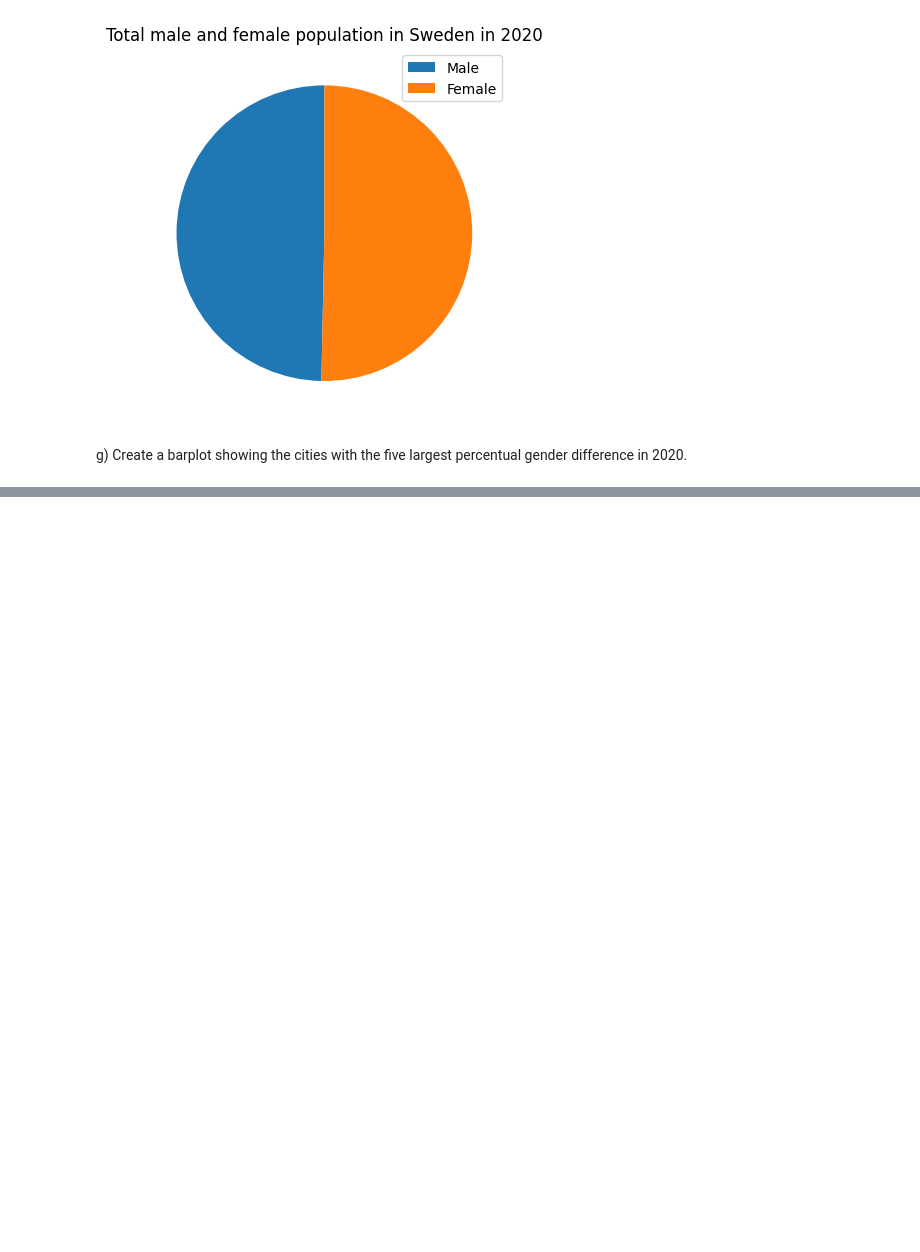
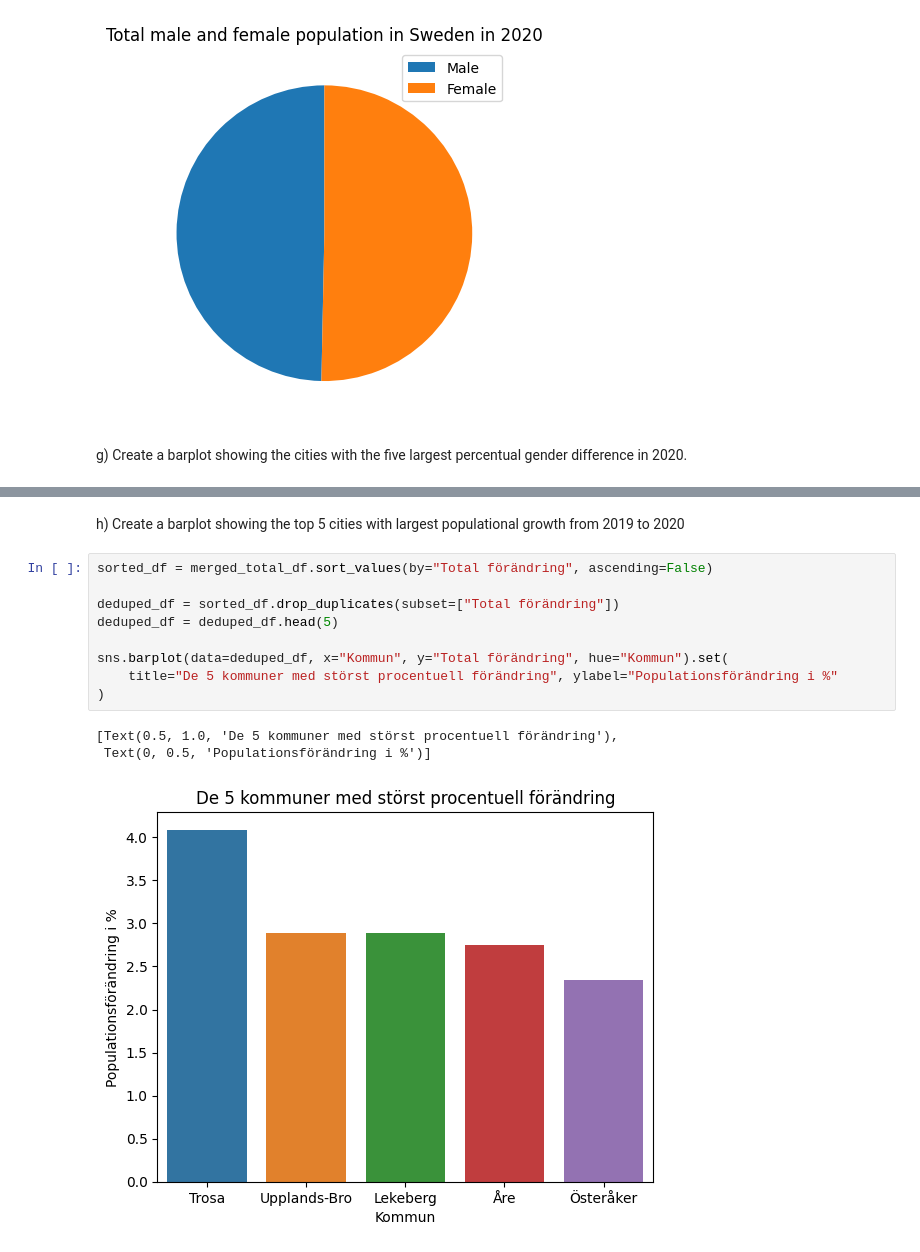
Before and after one commit to Gremlet/databehandling-course, a Jupyter notebook: Exercises/Exercise-00/exercise-00-2-3.ipynb, the cells around one changed output, grey strips where cells are left out. Saved outputs shown, nothing was run; the diff lists cells and outputs as text; blank space fills up the shorter version.

```diff
--- a/Exercises/Exercise-00/exercise-00-2-3.ipynb
+++ b/Exercises/Exercise-00/exercise-00-2-3.ipynb
@@ -269,3 +271,18 @@ ax.legend(title="Kön")
 plt.tight_layout()
 # %% [output]
 [figure]
+# %% [markdown]
+h) Create a barplot showing the top 5 cities with largest populational growth from 2019 to 2020
+# %%
+sorted_df = merged_total_df.sort_values(by="Total förändring", ascending=False)
+
+deduped_df = sorted_df.drop_duplicates(subset=["Total förändring"])
+deduped_df = deduped_df.head(5)
+
+sns.barplot(data=deduped_df, x="Kommun", y="Total förändring", hue="Kommun").set(
+    title="De 5 kommuner med störst procentuell förändring", ylabel="Populationsförändring i %"
+)
+# %% [output]
+[Text(0.5, 1.0, 'De 5 kommuner med störst procentuell förändring'),
+ Text(0, 0.5, 'Populationsförändring i %')]
+[figure, added]
```
Also changed, not shown: parts of 1 cell of this notebook.
